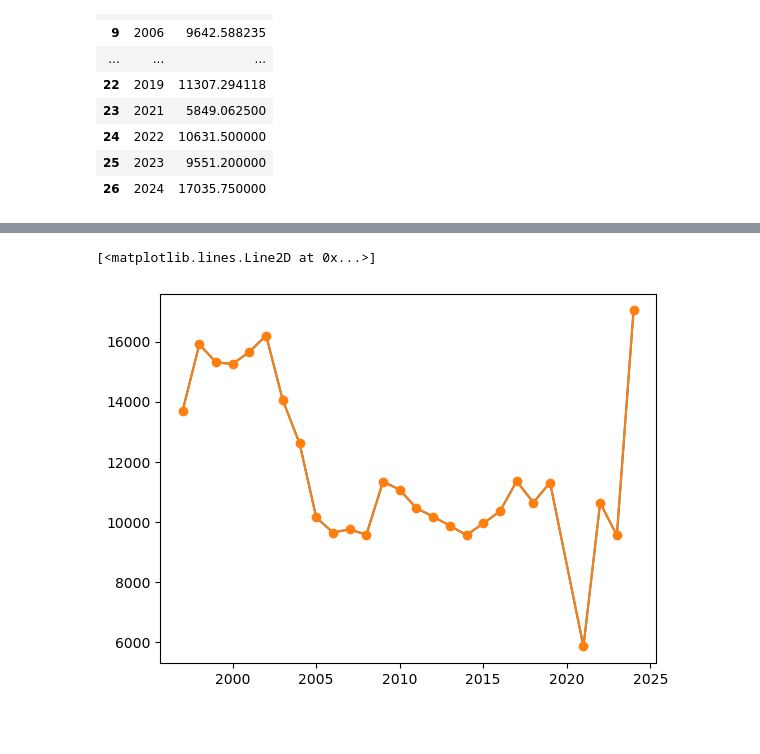
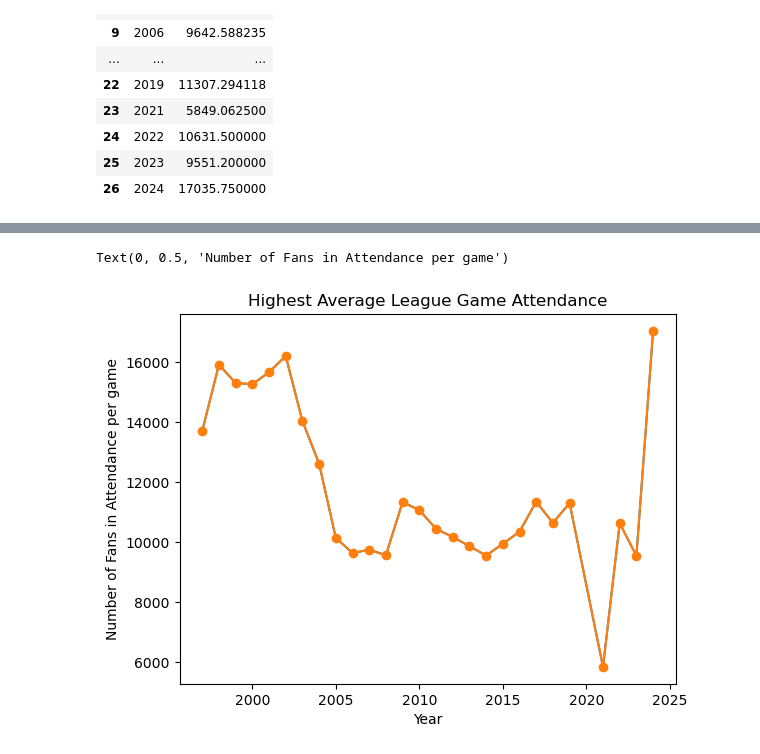
Before and after one commit to tasleem-m/Insight-into-the-WNBA, a Jupyter notebook: notebook/Capstone_copy.ipynb, the cells around one changed output, grey strips where cells are left out. Saved outputs shown, nothing was run; the diff lists cells and outputs as text; code cells hidden in the pictures; blank space fills up the shorter version.

```diff
--- a/notebook/Capstone_copy.ipynb
+++ b/notebook/Capstone_copy.ipynb
@@ -514,8 +563,12 @@ high_att
 # %%
 plt.plot(high_att['Year'], high_att['Average'])
 plt.plot(high_att['Year'], high_att['Average'], marker='o')
+
+plt.title("Highest Average League Game Attendance")
+plt.xlabel('Year')
+plt.ylabel('Number of Fans in Attendance per game')
 # %% [output]
-[<matplotlib.lines.Line2D at 0x...>]
+Text(0, 0.5, 'Number of Fans in Attendance per game')
-[figure, old version]
+[figure, new version]
 # %%
 box = attendance[['Team', 'Low', 'High', 'Total', 'Average', 'Year']]
```
Also changed, not shown: parts of 11 cells of this notebook.
